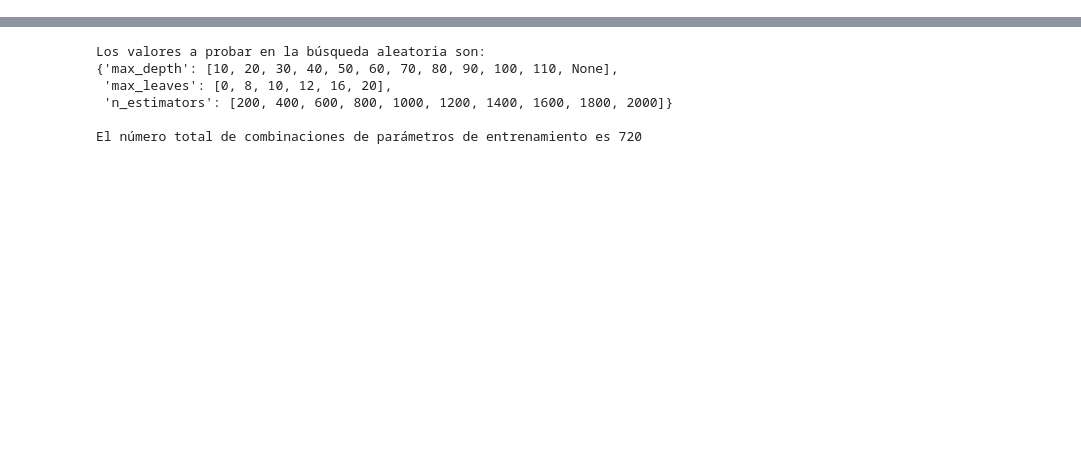
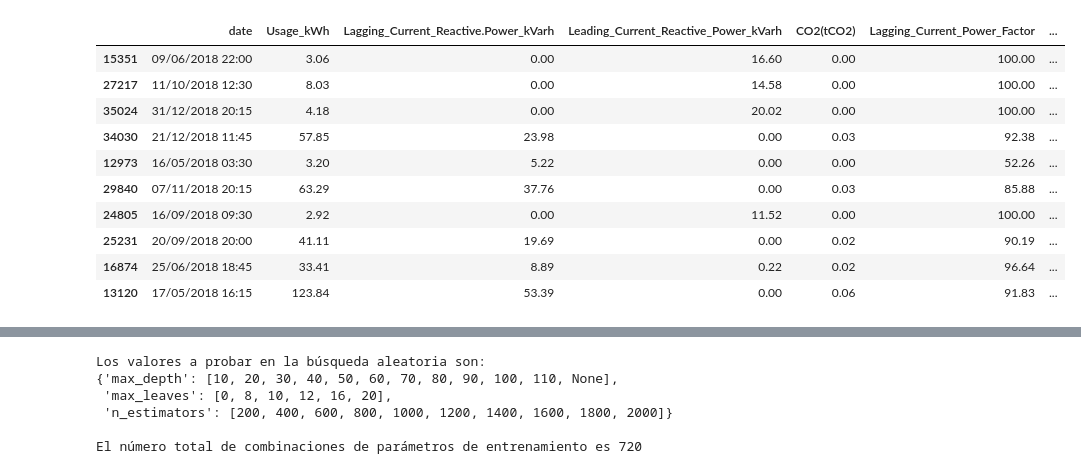
Before and after one commit to luis-huacho/INF648-Proy-Curso-2024-01, a Jupyter notebook: Modelos_02_Steel_Industry_Energy_Consumption.ipynb, the cells around one changed output, grey strips where cells are left out. Saved outputs shown, nothing was run; the diff lists cells and outputs as text; code cells hidden in the pictures; blank space fills up the shorter version.

```diff
--- a/MLflow_Steel_Industry_Energy_Consumption.ipynb
+++ b/Modelos_02_Steel_Industry_Energy_Consumption.ipynb
@@ -17,5 +18,19 @@ from cubist import Cubist
 steel_industry_energy_consumption = fetch_ucirepo(id=851)
 # %%
 df = pd.DataFrame(steel_industry_energy_consumption.data.original)
+# %%
+df.sample(n=10)
+# %% [output]
+|  | date | Usage_kWh | Lagging_Current_Reactive.Power_kVarh | Leading_Current_Reactive_Power_kVarh | CO2(tCO2) | Lagging_Current_Power_Factor | ... |
+| 15351 | 09/06/2018 22:00 | 3.06 | 0.00 | 16.60 | 0.00 | 100.00 | ... |
+| 27217 | 11/10/2018 12:30 | 8.03 | 0.00 | 14.58 | 0.00 | 100.00 | ... |
+| 35024 | 31/12/2018 20:15 | 4.18 | 0.00 | 20.02 | 0.00 | 100.00 | ... |
+| 34030 | 21/12/2018 11:45 | 57.85 | 23.98 | 0.00 | 0.03 | 92.38 | ... |
+| 12973 | 16/05/2018 03:30 | 3.20 | 5.22 | 0.00 | 0.00 | 52.26 | ... |
+| 29840 | 07/11/2018 20:15 | 63.29 | 37.76 | 0.00 | 0.03 | 85.88 | ... |
+| 24805 | 16/09/2018 09:30 | 2.92 | 0.00 | 11.52 | 0.00 | 100.00 | ... |
+| 25231 | 20/09/2018 20:00 | 41.11 | 19.69 | 0.00 | 0.02 | 90.19 | ... |
+| 16874 | 25/06/2018 18:45 | 33.41 | 8.89 | 0.22 | 0.02 | 96.64 | ... |
+| 13120 | 17/05/2018 16:15 | 123.84 | 53.39 | 0.00 | 0.06 | 91.83 | ... |
 # %%
 df['date'] = pd.to_datetime(df['date'], format='%d/%m/%Y %H:%M')
```
Also changed, not shown: parts of 40 cells of this notebook, 6 other files.
